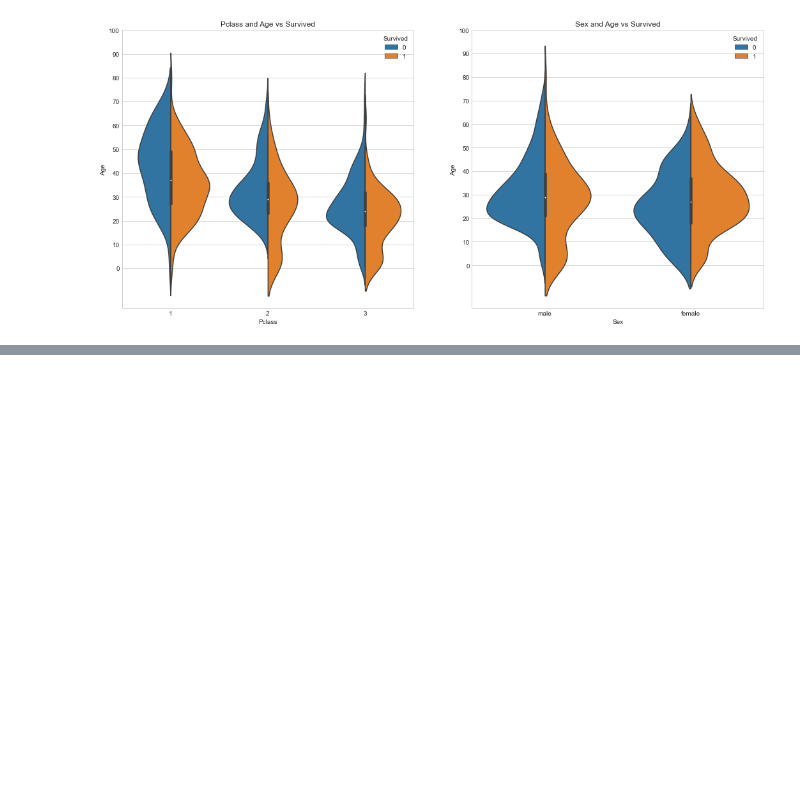
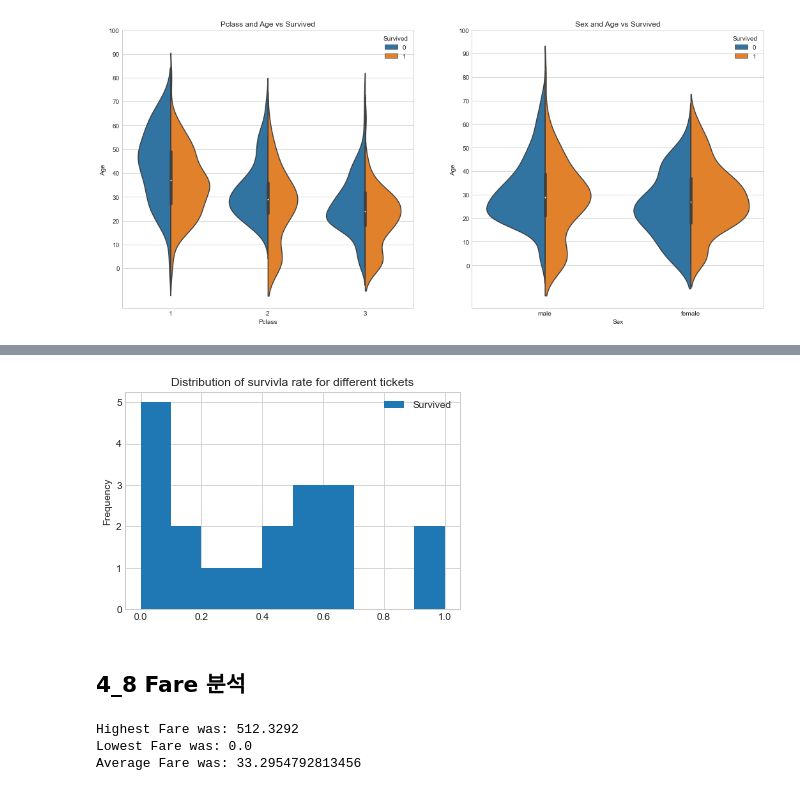
Before and after one commit to unknown-jun/Kaggle_practice, a Jupyter notebook: C02. Titanic.ipynb, the cells around one changed output, grey strips where cells are left out. Saved outputs shown, nothing was run; the diff lists cells and outputs as text; code cells hidden in the pictures; blank space fills up the shorter version.

```diff
--- a/C02. Titanic.ipynb
+++ b/C02. Titanic.ipynb
@@ -585,0 +724,3 @@ plt.show()
+# %%
+temp['Family'] = temp['Parch'] + temp['SibSp'] + 1
+temp.head()
@@ -585,0 +802,8 @@ plt.show()
+# %%
+temp['Initick'] = temp.Ticket.str.extract('^([A-Za-z0-9]+)')
+
+temp = temp.reset_index(drop=True)
+# 복사한 항목들을 사용하다보면 'ValueError: cannot reindex from a duplicate axis'
+# 이런 에러가 나오는 경우가 많은 데 이런 것은 이 코드로 리셋을 한번 해주면 됩니다.
+
+temp.head()
@@ -585,0 +817,3 @@ plt.show()
+# %%
+temp['Initick'] = temp.Ticket.str.extract('^([A-Za-z]+)')
+temp.head()
@@ -585,0 +827,3 @@ plt.show()
+# %%
+temp['NumTicket'] = temp['Initick'].factorize()[0]
+temp.head(n=15)
@@ -585,0 +848,15 @@ plt.show()
+# %%
+temp.groupby('NumTicket')['Survived'].mean().to_frame().plot(kind='hist')
+plt.title('Distribution of survivla rate for different tickets');
+# %% [output]
+[figure, added]
+# %% [markdown]
+## 4_8 Fare 분석
+# %%
+print('Highest Fare was:', temp['Fare'].max())
+print('Lowest Fare was:', temp['Fare'].min())
+print('Average Fare was:', temp['Fare'].mean())
+# %% [output]
+Highest Fare was: 512.3292
+Lowest Fare was: 0.0
+Average Fare was: 33.2954792813456
```
Also changed, not shown: parts of 103 cells of this notebook.
